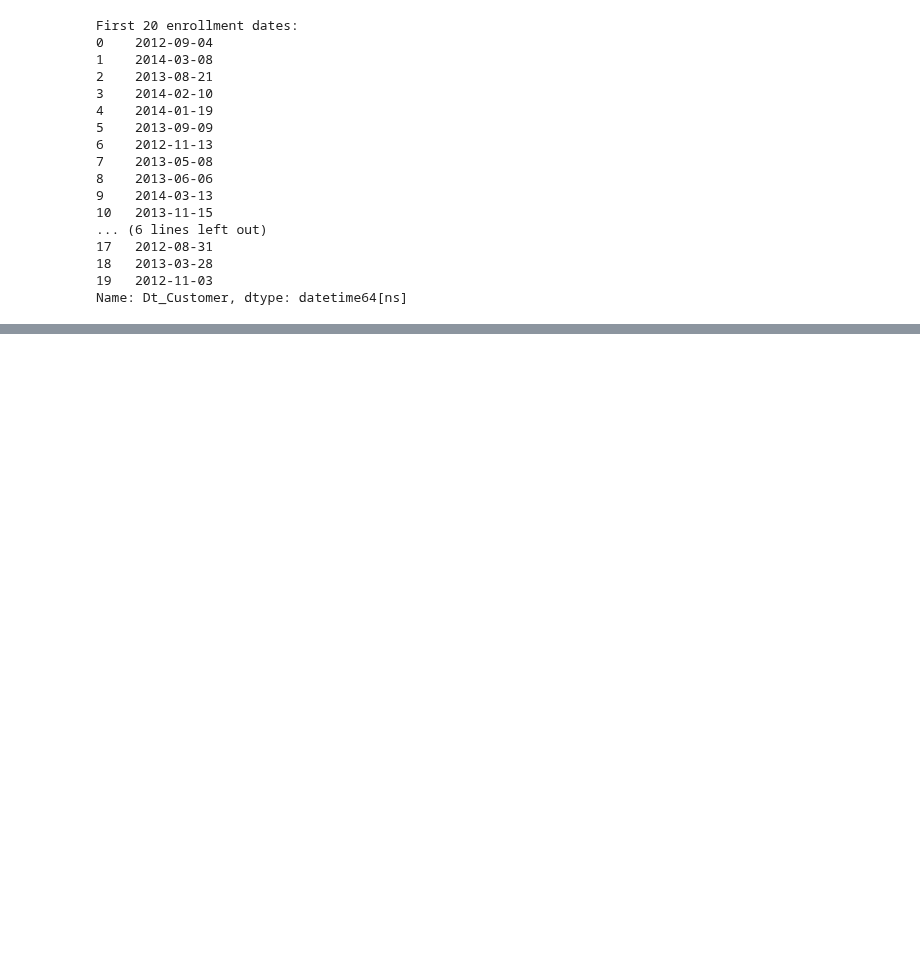
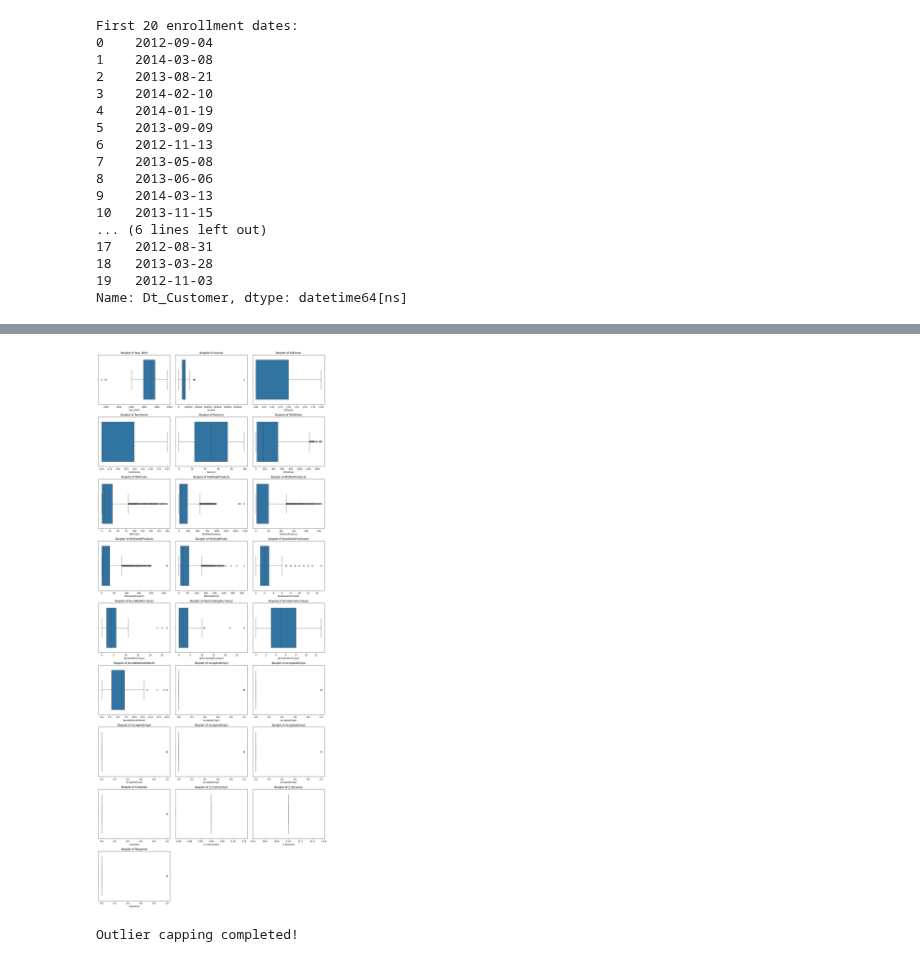
Before and after one commit to martinaainembabazi/GROUP-D-DATA-SCIENCE-PROJECT-ON-CUSTOMER-SEGMENTATION, a Jupyter notebook: customersegmentation.ipynb, the cells around one changed output, grey strips where cells are left out. Saved outputs shown, nothing was run; the diff lists cells and outputs as text; code cells hidden in the pictures; blank space fills up the shorter version.

Commit message:
handling outliers

```diff
--- a/customersegmentation.ipynb
+++ b/customersegmentation.ipynb
@@ -91,0 +156,69 @@ Name: Dt_Customer, dtype: datetime64[ns]
+# %%
+#visualize the outliers using boxplots
+def plot_outliers(dataframe):
+
+
+    numerical_cols = dataframe.select_dtypes(include=[py.number]).columns.tolist()
+
+    if 'ID' in numerical_cols:
+        numerical_cols.remove('ID')
+
+    n_cols = 3
+    n_plots = len(numerical_cols)
+    n_rows = (n_plots + n_cols - 1) // n_cols  # Ceiling division
+
+    plt.figure(figsize=(5 * n_cols, 4 * n_rows))
+
+    for i, col in enumerate(numerical_cols):
+        plt.subplot(n_rows, n_cols, i + 1)
+        sb.boxplot(x=dataframe[col])
+        plt.title(f'Boxplot of {col}')
+        plt.xlabel(col)
+
+    plt.tight_layout()
+    plt.show()
+# Run the outlier visualization
+plot_outliers(df)
+# %% [output]
+[figure, added]
+# %%
+#handling the outliers
+import numpy as np
+
+# Capping method to handle outliers
+def cap_outliers(dataframe):
+    # Create a copy to avoid modifying the original dataframe
+    df_capped = dataframe.copy()
+
+    # Get numerical columns (excluding ID)
+    numerical_cols = df_capped.select_dtypes(include=[np.number]).columns.tolist()
+    if 'ID' in numerical_cols:
+        numerical_cols.remove('ID')
+
+    for col in numerical_cols:
+        # Calculate IQR
+        Q1 = df_capped[col].quantile(0.25)
+        Q3 = df_capped[col].quantile(0.75)
+        IQR = Q3 - Q1
+        lower_bound = Q1 - 1.5 * IQR
+        upper_bound = Q3 + 1.5 * IQR
+
+        # Count outliers before capping
+        outliers_before = len(df_capped[(df_capped[col] < lower_bound) | (df_capped[col] > upper_bound)])
+
+        # Apply capping
+        df_capped[col] = df_capped[col].clip(lower=lower_bound, upper=upper_bound)
+
+        # Count outliers after capping
+        outliers_after = len(df_capped[(df_capped[col] < lower_bound) | (df_capped[col] > upper_bound)])
+
+        if outliers_before > 0:
+            print(f"{col}: {outliers_before} outliers capped")
+
+    print(f"\nOutlier capping completed!")
+    return df_capped #return the capped DataFrame while preserving the original DataFrame
+
+# Apply capping to the dataset
+df_capped = cap_outliers(df)
+# %% [output]
+Outlier capping completed!
```
Also changed, not shown: parts of 4 cells of this notebook, 1 other file.
